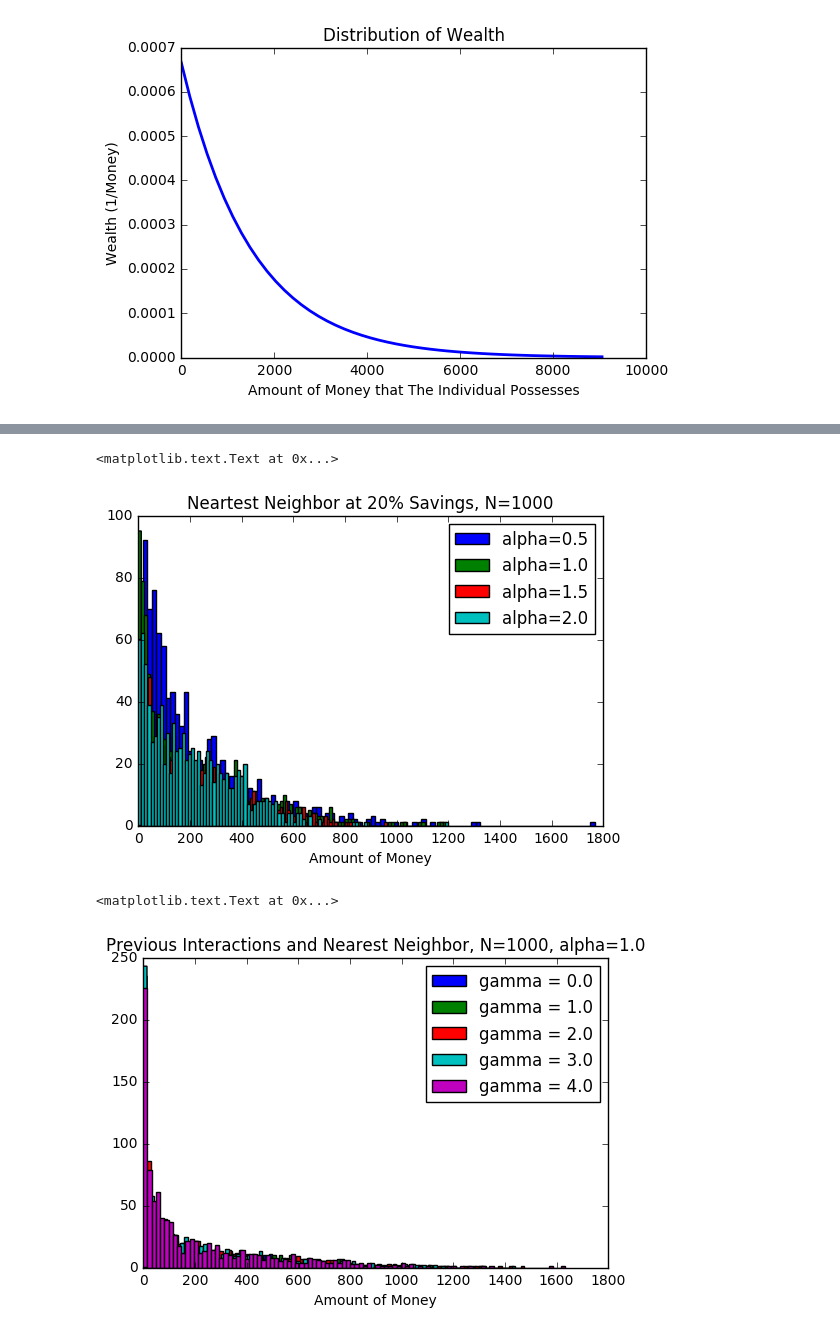
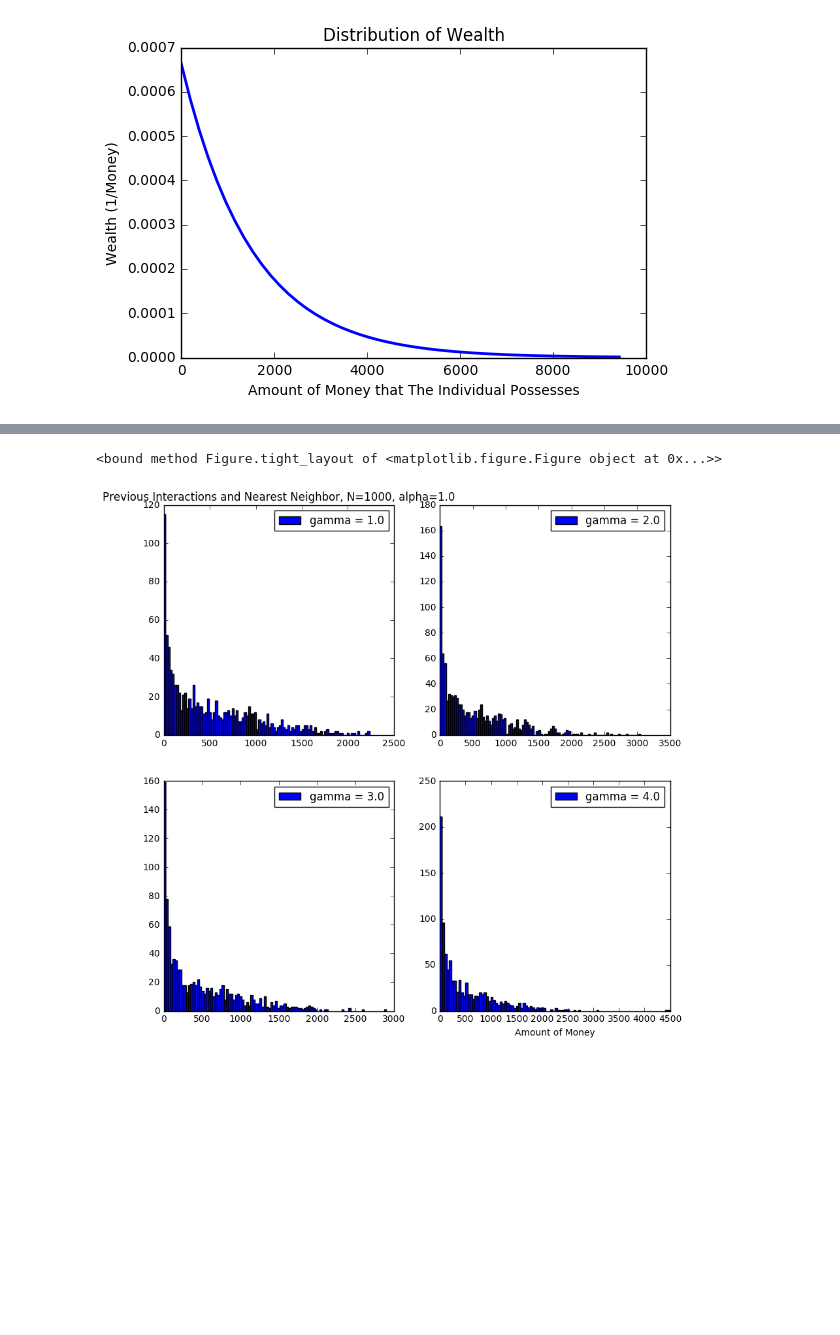
Before and after one commit to nathawkins/PHY480MSU, a Jupyter notebook: project4/src/Financial_Transactions.ipynb, the cells around one changed output, grey strips where cells are left out. Drawn from its saved outputs; the diff is of its cells as text; code cells hidden in the pictures; blank space fills up the shorter version.

```diff
--- a/project4/src/Financial_Transactions.ipynb
+++ b/project4/src/Financial_Transactions.ipynb
@@ -421,3 +422,22 @@ def tr_nearest_save(agent_array, tr_num,lmbda, a):
     #print(total_money_begin, total_money_end)
 
     return people
+# %%
+trial_12 = tr_nearest_save(agents_diff(500,1000),30000,0.2,0.5)
+trial_13 = tr_nearest_save(agents_diff(500,1000),30000,0.2,1.0)
+trial_14 = tr_nearest_save(agents_diff(500,1000),30000,0.2,1.5)
+trial_15 = tr_nearest_save(agents_diff(500,1000),30000,0.2,2.0)
+
+f, ((ax1, ax2), (ax3, ax4)) = plt.subplots(2, 2, figsize = (10,10))
+
+ax1.set_title("Neartest Neighbor at 20% Savings, N=500")
+ax1.hist(trial_12, bins=100, label='alpha=0.5')
+ax1.legend(loc='upper right')
+ax2.hist(trial_13, bins=100, label='alpha=1.0')
+ax2.legend(loc='upper right')
+ax3.hist(trial_14, bins=100, label='alpha=1.5')
+ax3.legend(loc='upper right')
+ax4.hist(trial_15, bins=100, label='alpha=2.0')
+ax4.legend(loc='upper right')
+plt.xlabel("Amount of Money")
+f.tight_layout
@@ -470,18 +496,3 @@ plt.xlabel("Amount of Money")
-# %%
-trial_20 = tr_nearest_save(agents_diff(1000,420),100000,0.2,0.5)
-trial_21 = tr_nearest_save(agents_diff(1000,420),100000,0.2,1.0)
-trial_22 = tr_nearest_save(agents_diff(1000,420),100000,0.2,1.5)
-trial_23 = tr_nearest_save(agents_diff(1000,420),100000,0.2,2.0)
-plt.hist(trial_20, bins=100, label='alpha=0.5')
-plt.hist(trial_21, bins=100, label='alpha=1.0')
-plt.hist(trial_22, bins=100, label='alpha=1.5')
-plt.hist(trial_23, bins=100, label='alpha=2.0')
-plt.legend(loc='upper right')
-plt.title("Neartest Neighbor at 20% Savings, N=1000")
-plt.xlabel("Amount of Money")
-# %% [output]
-<matplotlib.text.Text at 0x...>
-[figure, removed]
 # %%
 def tr_nearest_prev(agent_array, tr_num,a,gamma):
     c_i_j = np.zeros((len(agent_array)-1, len(agent_array)-1))
@@ -503,6 +514,7 @@ def tr_nearest_prev(agent_array, tr_num,a,gamma):
         user_set = random.uniform(0,1)
         current += 1
         c_i_j[i][j]+=1
+        c_i_j[j][i]+=1
         #print(prob)
         if prob>=user_set:
             epsilon = random.uniform(0,1)
@@ -517,20 +529,27 @@ def tr_nearest_prev(agent_array, tr_num,a,gamma):
     #print(total_money_begin, total_money_end)
     return people
 # %%
-trial_24 = tr_nearest_prev(agents_diff(1000,420),100000,1,0.0)
-trial_25 = tr_nearest_prev(agents_diff(1000,420),100000,1,1.0)
-trial_26 = tr_nearest_prev(agents_diff(1000,420),100000,1,2.0)
-trial_27 = tr_nearest_prev(agents_diff(1000,420),100000,1,3.0)
-trial_28 = tr_nearest_prev(agents_diff(1000,420),100000,1,4.0)
-plt.hist(trial_24, bins=100, label='gamma = 0.0')
-plt.hist(trial_25, bins=100, label='gamma = 1.0')
-plt.hist(trial_26, bins=100, label='gamma = 2.0')
-plt.hist(trial_27, bins=100, label='gamma = 3.0')
-plt.hist(trial_28, bins=100, label='gamma = 4.0')
-plt.legend(loc='upper right')
-plt.title("Previous Interactions and Nearest Neighbor, N=1000, alpha=1.0")
+trial_24 = tr_nearest_prev(agents_diff(1000,1000),100000,1,0.0)
+trial_25 = tr_nearest_prev(agents_diff(1000,1000),100000,1,1.0)
+trial_26 = tr_nearest_prev(agents_diff(1000,1000),100000,1,2.0)
+trial_27 = tr_nearest_prev(agents_diff(1000,1000),100000,1,3.0)
+trial_28 = tr_nearest_prev(agents_diff(1000,1000),100000,1,4.0)
+
+f, ((ax1, ax2), (ax3, ax4)) = plt.subplots(2, 2, figsize = (10,10))
+
+#ax1.hist(trial_29, bins=100, label='gamma = 0.0')
+ax1.set_title("Previous Interactions and Nearest Neighbor, N=1000, alpha=1.0")
+ax1.hist(trial_25, bins=100, label='gamma = 1.0')
+ax1.legend(loc='upper right')
+ax2.hist(trial_26, bins=100, label='gamma = 2.0')
+ax2.legend(loc='upper right')
+ax3.hist(trial_27, bins=100, label='gamma = 3.0')
+ax3.legend(loc='upper right')
+ax4.hist(trial_28, bins=100, label='gamma = 4.0')
+ax4.legend(loc='upper right')
 plt.xlabel("Amount of Money")
+f.tight_layout
 # %% [output]
-<matplotlib.text.Text at 0x...>
+<bound method Figure.tight_layout of <matplotlib.figure.Figure object at 0x...>>
-[figure, old version]
+[figure, new version]
 # %%
```
Also changed, not shown: parts of 37 cells of this notebook, 26 other files.
